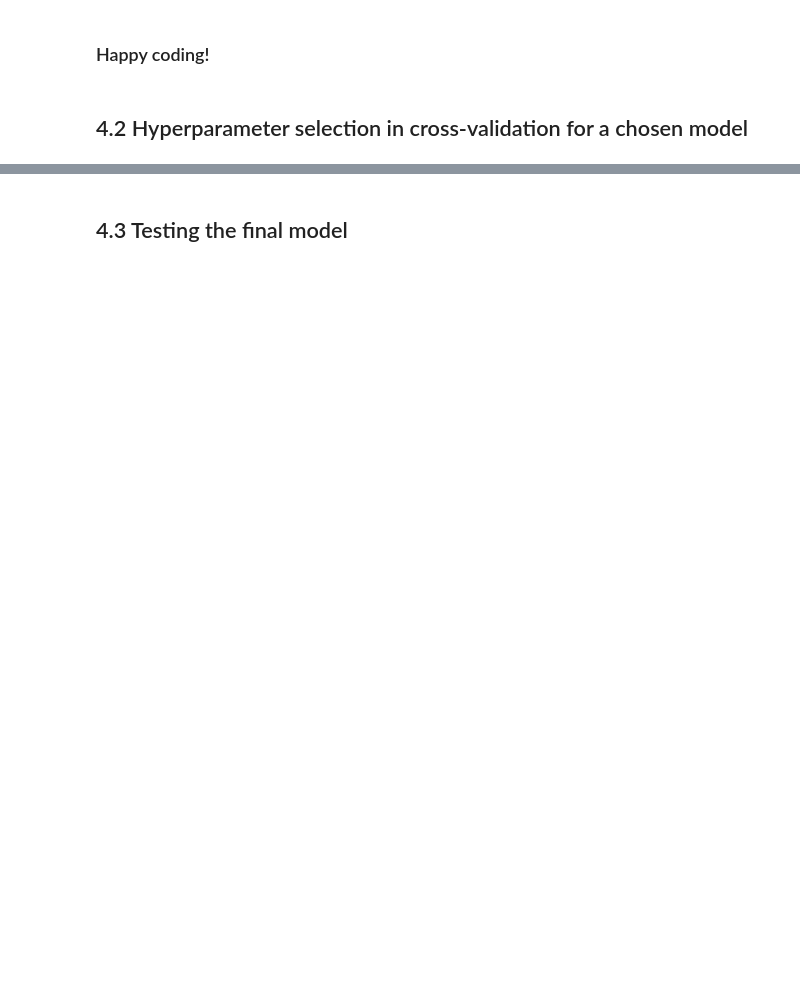
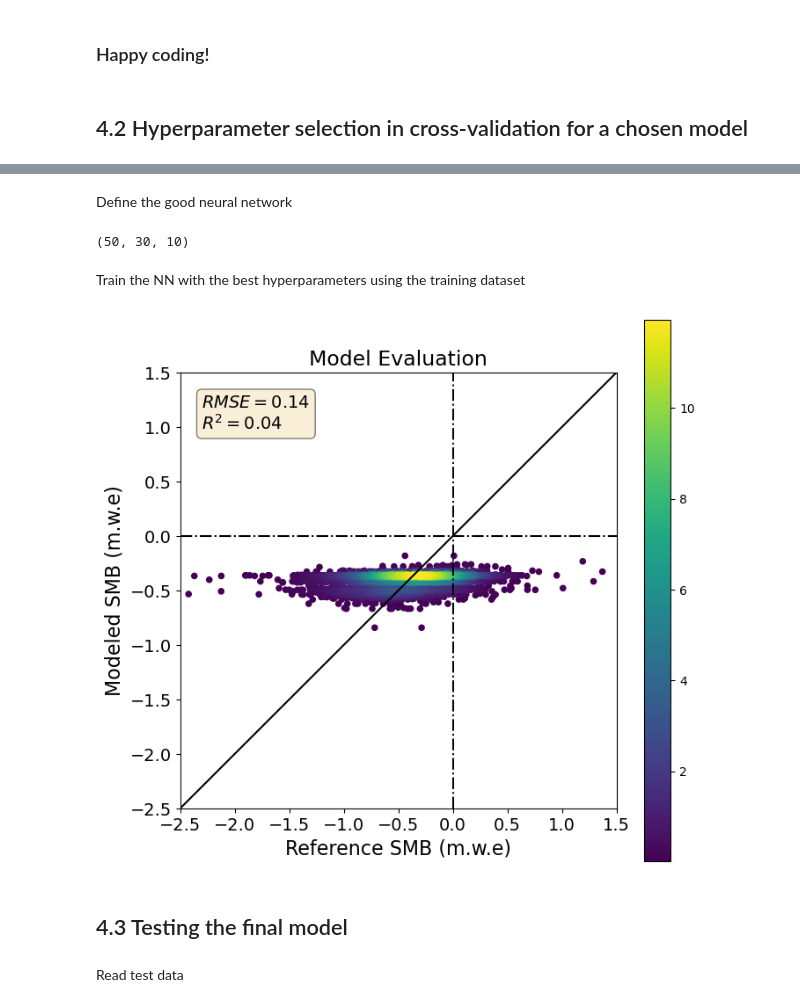
Before and after one commit to regine/Project_MB_Regression, a Jupyter notebook: 4_Validation.ipynb, the cells around one changed output, grey strips where cells are left out. Drawn from its saved outputs; the diff is of its cells as text; code cells hidden in the pictures; blank space fills up the shorter version.

```diff
--- a/4_Validation.ipynb
+++ b/4_Validation.ipynb
@@ -63,3 +81,5 @@ reg_nn = MLPRegressor()
 # %%
-parameters = {'hidden_layer_sizes':[(50,30,10), (100,50)],
-              'activation':['relu','tanh']}
+parameters = {'hidden_layer_sizes':[(50,30,10), (100,50,3), (100,40,20)],
+              'activation':['relu','tanh'],
+              'batch_size':[100],
+              'max_iter':[400]}
@@ -66,3 +88,4 @@ parameters = {'hidden_layer_sizes':[(50,30,10), (100,50)],
 # %%
-clf = GridSearchCV(reg_nn, parameters)
+clf = GridSearchCV(estimator=MLPRegressor(),
+                   param_grid=parameters)
 # %%
@@ -82,3 +108,13 @@ print(clf.best_params_)
+# %% [markdown]
+Define the good neural network
+# %%
+reg_nn = clf.best_estimator_
+# %%
+clf.best_params_['hidden_layer_sizes']
+# %% [output]
+(50, 30, 10)
+# %% [markdown]
+Train the NN with the best hyperparameters using the training dataset
 # %%
 def plot_prediction(y1, y2, n_toplot=10**10):
 
@@ -102,7 +138,6 @@ def plot_prediction(y1, y2, n_toplot=10**10):
     plt.ylabel('Modeled SMB (m.w.e)', fontsize=16)
     plt.xlabel('Reference SMB (m.w.e)', fontsize=16)
     sc = plt.scatter(y_plt, ann_plt, c=z, s=20)
-    plt.clim(0,0.4)
     plt.tick_params(labelsize=14)
     plt.colorbar(sc)
     lineStart = -2.5
@@ -123,5 +158,11 @@ def plot_prediction(y1, y2, n_toplot=10**10):
             verticalalignment='top', bbox=props)
 
     plt.show()
+# %%
+plot_prediction(y_train, reg_nn.predict(X_train), n_toplot=5000)
+# %% [output]
+[figure, added]
 # %% [markdown]
 ## 4.3 Testing the final model
+# %% [markdown]
+Read test data
```
Also changed, not shown: parts of 14 cells of this notebook, 2 other files.
